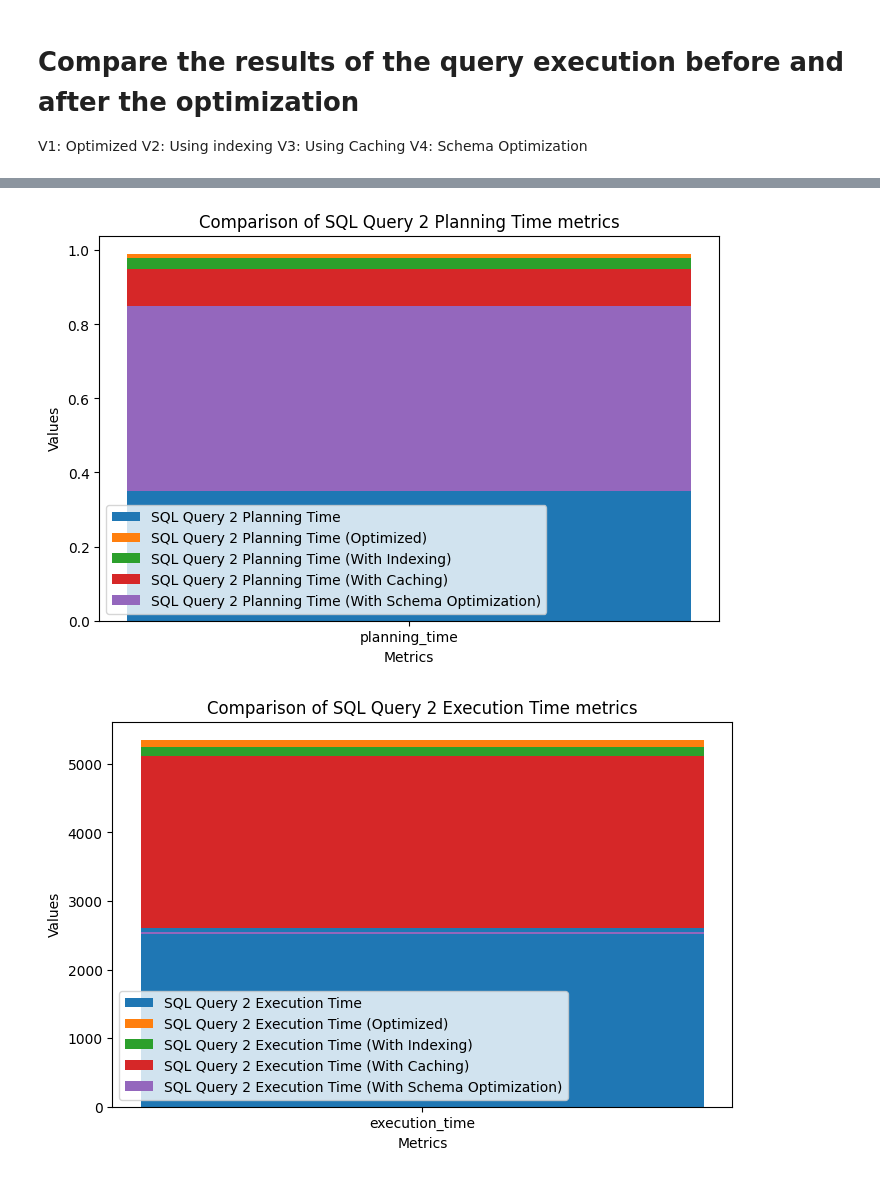
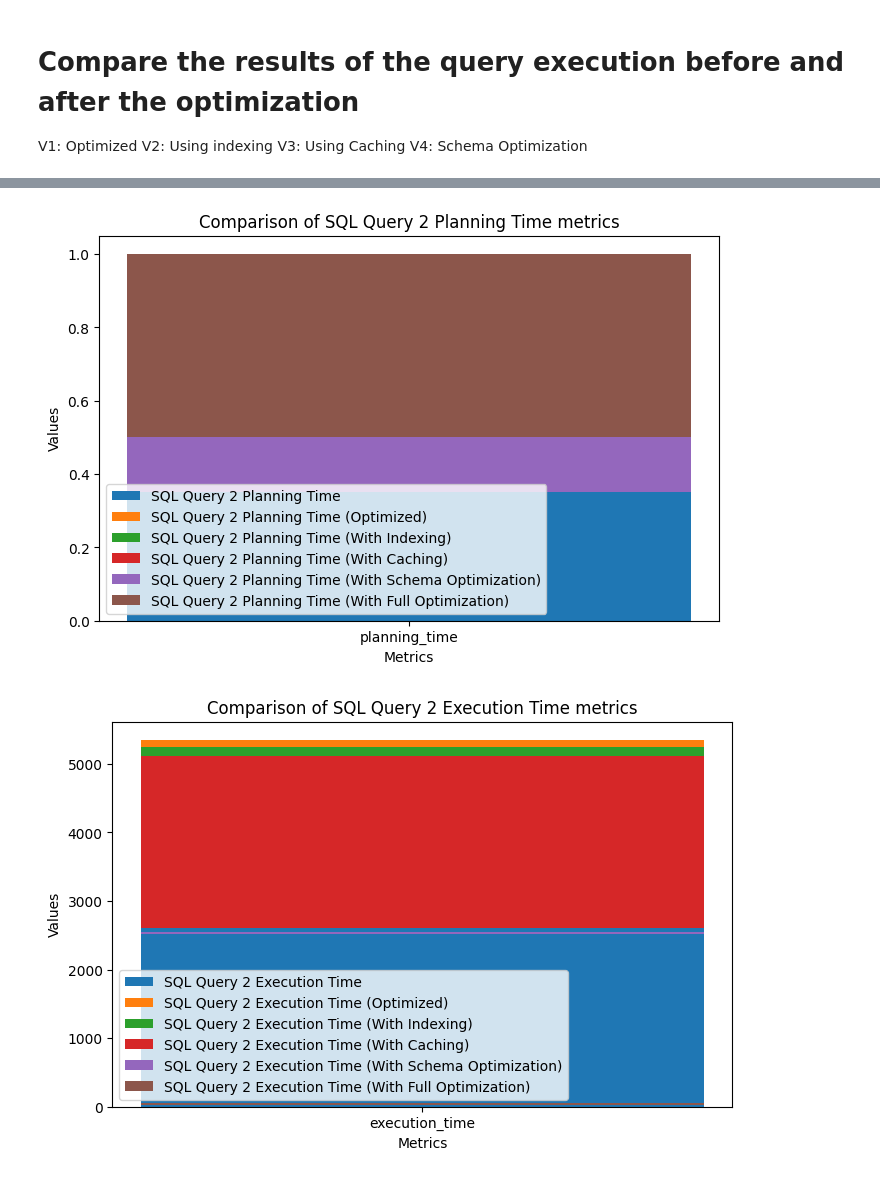
Before and after one commit to Mostafa-wael/Database-Tuning, a Jupyter notebook: results/results.ipynb, the cells around one changed output, grey strips where cells are left out. Saved outputs shown, nothing was run; the diff lists cells and outputs as text; code cells hidden in the pictures.

```diff
--- a/results/results.ipynb
+++ b/results/results.ipynb
@@ -9,6 +9,7 @@ def plotMetrics(metricsQueries:list, metrics, label):
     plt.bar(metrics, metricsQueries[2], label=label + ' (With Indexing)', width=0.4, bottom=metricsQueries[1])
     plt.bar(metrics, metricsQueries[3], label=label + ' (With Caching)', width=0.4, bottom=metricsQueries[2])
     plt.bar(metrics, metricsQueries[4], label=label + ' (With Schema Optimization)', width=0.4, bottom=metricsQueries[3])
+    plt.bar(metrics, metricsQueries[5], label=label + ' (With Full Optimization)', width=0.4, bottom=metricsQueries[4])
 
 
     plt.legend()
@@ -53,14 +54,14 @@ plotMetrics(metricsQuerySQL1_execution_time, metricsSQL[1], label='SQL Query 1 E
 # %%
 # metricsQuerySQL2 = [[0.61, 2700], [0.38, 2650],[0.6, 2600], [0.35, 2520]]
 # plotMetrics(metricsQuerySQL2, metricsSQL, label='SQL Query 2')
 # non-optimized query, optimized, index, cache, schema
-metricsQuerySQL2_planning_time = [0.61, 0.38, 0.6, 0.35, 0.5]
-metricsQuerySQL2_execution_time = [2700, 2650, 2600, 2520, 27]
+metricsQuerySQL2_planning_time = [0.61, 0.38, 0.6, 0.35, 0.5, 0.5]
+metricsQuerySQL2_execution_time = [2700, 2650, 2600, 2520, 27, 25]
 plotMetrics(metricsQuerySQL2_planning_time, metricsSQL[0], label='SQL Query 2 Planning Time')
 plotMetrics(metricsQuerySQL2_execution_time, metricsSQL[1], label='SQL Query 2 Execution Time')
 # %% [output]
-[figure, old version]
+[figure, new version]
-[figure, old version]
+[figure, new version]
 # %%
 # metricsQuerySQL3 = [[0.7, 85], [0.7, 73],[0.7, 0.088], [0.4, 142]]
 # plotMetrics(metricsQuerySQL3, metricsSQL, label='SQL Query 3')
```
Also changed, not shown: parts of 3 cells of this notebook, 6 other files.
